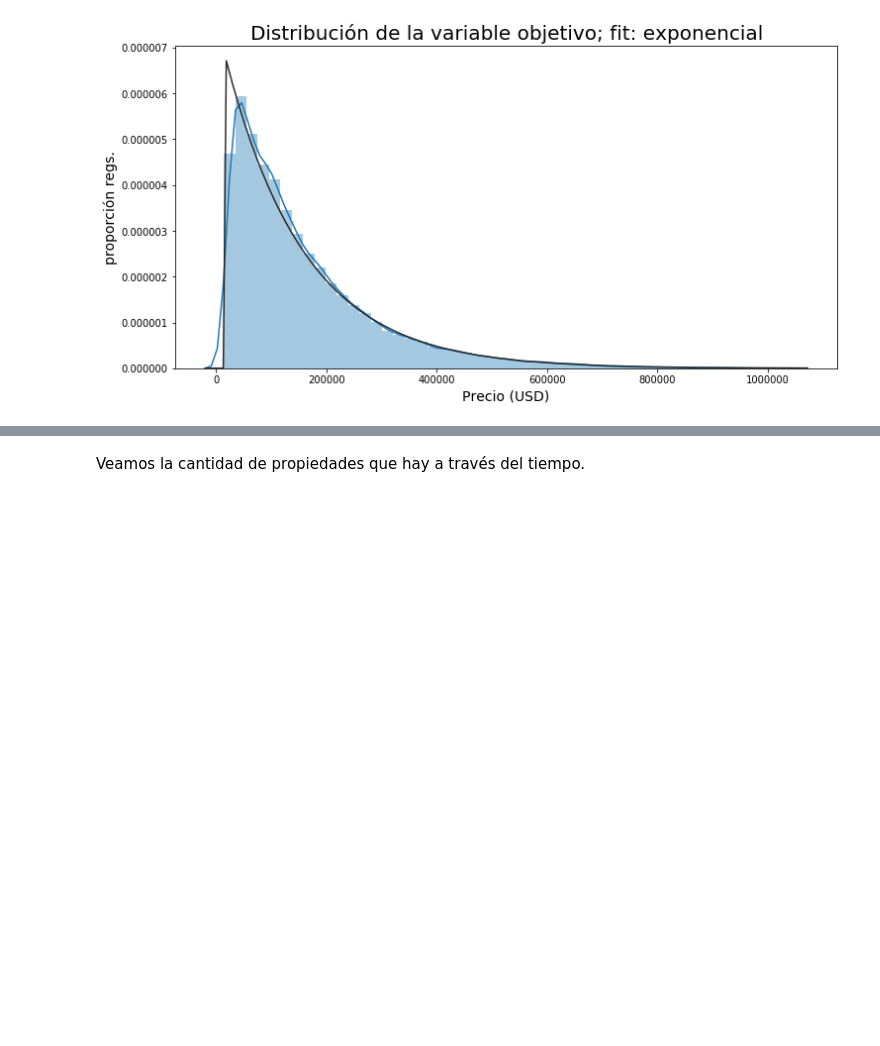
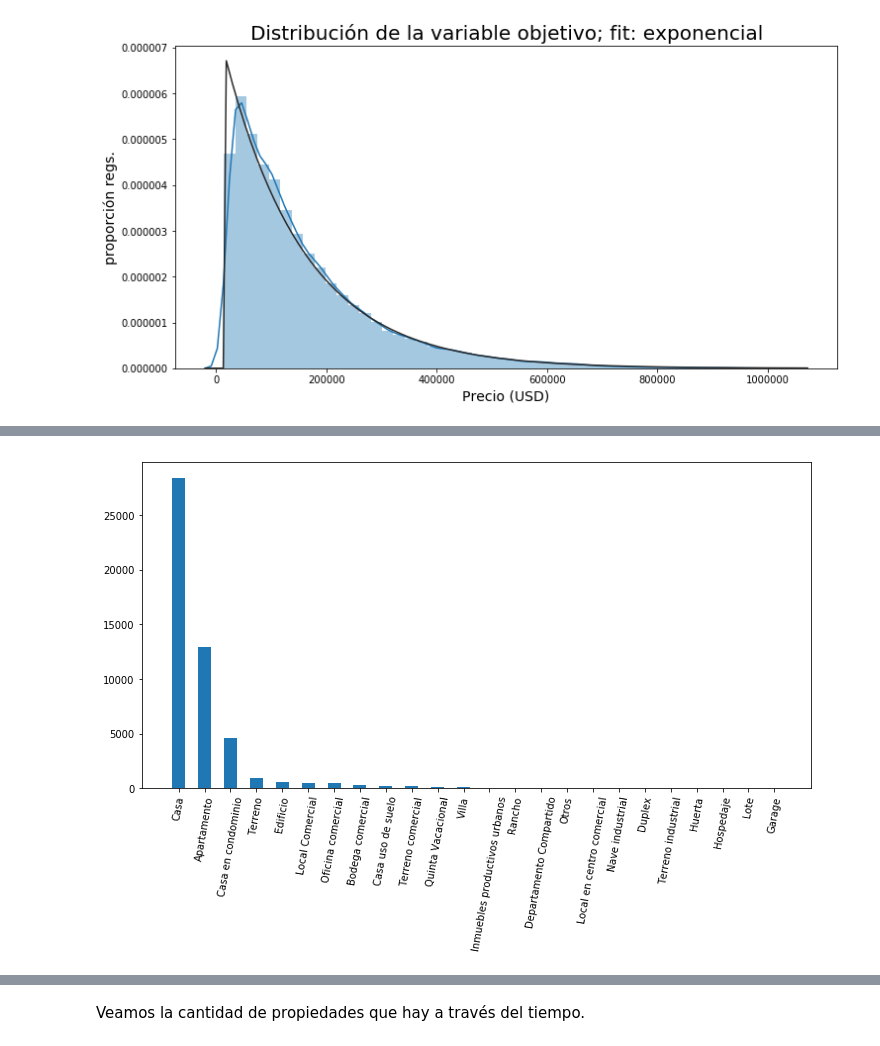
Before and after one commit to rozanecm/7506_2c2019_tp1, a Jupyter notebook: notebooks/basic general analysis by rozanecm.ipynb, the cells around one changed output, grey strips where cells are left out. Drawn from its saved outputs; the diff is of its cells as text; code cells hidden in the pictures; blank space fills up the shorter version.

```diff
--- a/notebooks/basic general analysis by rozanecm.ipynb
+++ b/notebooks/basic general analysis by rozanecm.ipynb
@@ -327,0 +347,4 @@ Como era de esperar, se puede observar el fenómeno de la cola larga. Indagando
+# %%
+named_series_plot(df.loc[df['precio_usd_entre_200k_y_400k']]['tipodepropiedad'].value_counts(), xticks_rotation=80)
+# %% [output]
+[figure, added]
```
Also changed, not shown: parts of 14 cells of this notebook.
